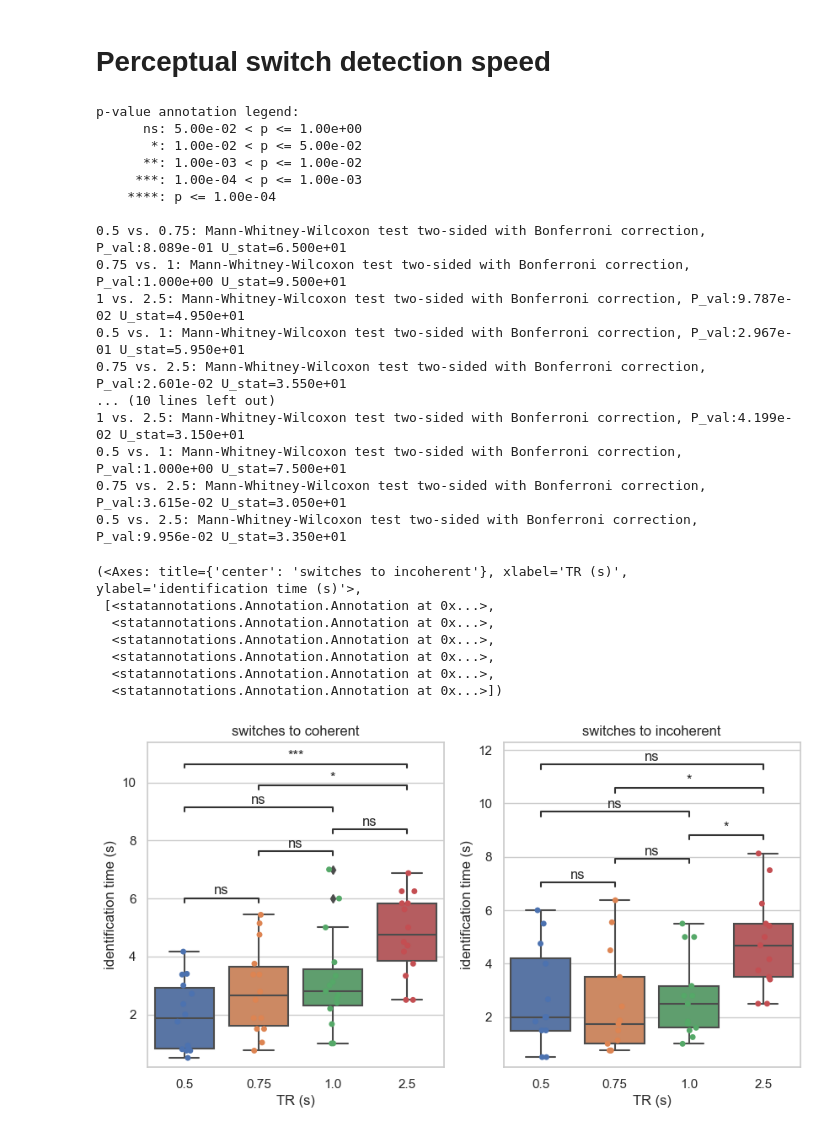
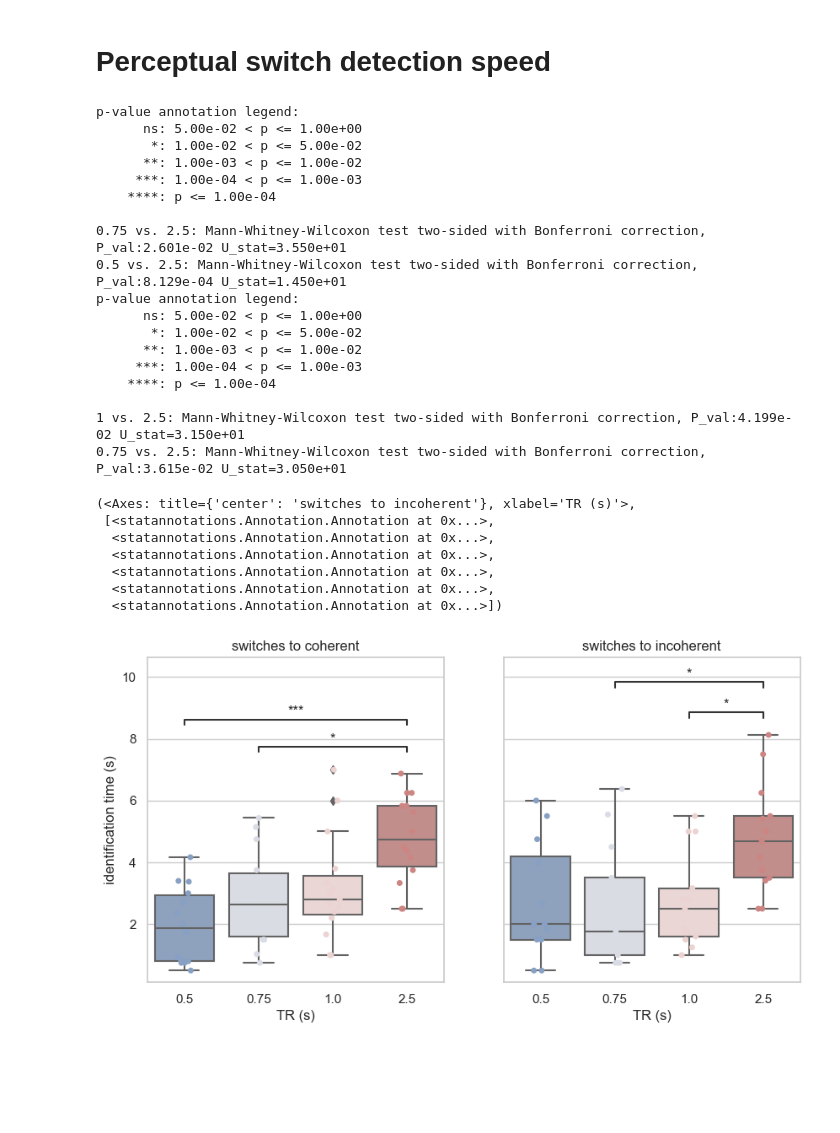
Before and after one commit to CIBIT-UC/vpmbtr, a Jupyter notebook: scripts/step-06_fc.ipynb, the cells around one changed output. Cells and saved outputs as stored; diff of their text form; code cells hidden in the pictures; blank space fills up the shorter version.

```diff
--- a/scripts/step-06_fc.ipynb
+++ b/scripts/step-06_fc.ipynb
@@ -407,56 +405,57 @@ df['feedback_mt_indexoffirstone_coherent_mean_secs'] = df['feedback_mt_indexoffi
 df['feedback_mt_indexoffirstone_incoherent_mean_secs'] = df['feedback_mt_indexoffirstone_incoherent_mean'] * df['tr']
 
 # figure - boxplot of feedback_mt_indexoffirstone_incoherent_mean_secs per TR across subjects using seaborn
-fig, ax = plt.subplots(1,2,figsize=(10,5))
+fig, ax = plt.subplots(1,2,figsize=(10,5),sharey=True)
 
 sns.set(style="whitegrid")
 
-sns.boxplot(x='tr',y='feedback_mt_indexoffirstone_coherent_mean_secs',data=df,ax=ax[0])
-sns.boxplot(x='tr',y='feedback_mt_indexoffirstone_incoherent_mean_secs',data=df,ax=ax[1])
+sns.boxplot(x='tr',y='feedback_mt_indexoffirstone_coherent_mean_secs',data=df,ax=ax[0],palette="vlag")
+sns.boxplot(x='tr',y='feedback_mt_indexoffirstone_incoherent_mean_secs',data=df,ax=ax[1],palette="vlag")
 
 # overlay jittered data points
-sns.stripplot(x='tr',y='feedback_mt_indexoffirstone_coherent_mean_secs',data=df,jitter=True,ax=ax[0])
-sns.stripplot(x='tr',y='feedback_mt_indexoffirstone_incoherent_mean_secs',data=df,jitter=True,ax=ax[1])
+sns.stripplot(x='tr',y='feedback_mt_indexoffirstone_coherent_mean_secs',data=df,jitter=True,ax=ax[0],palette="vlag")
+sns.stripplot(x='tr',y='feedback_mt_indexoffirstone_incoherent_mean_secs',data=df,jitter=True,ax=ax[1],palette="vlag")
 
 ax[0].set_ylabel('identification time (s)')
-ax[1].set_ylabel('identification time (s)')
+ax[1].set_ylabel('')
 
 ax[0].set_title('switches to coherent')
 ax[1].set_title('switches to incoherent')
 
 ax[0].set_xlabel('TR (s)')
 ax[1].set_xlabel('TR (s)')
 
 annotator = Annotator(ax[0], TR_pairs, data=df, x='tr', y='feedback_mt_indexoffirstone_coherent_mean_secs', order=TRs)
-annotator.configure(test='Mann-Whitney', text_format='star', loc='inside', verbose=1, comparisons_correction='bonferroni')
+annotator.configure(test='Mann-Whitney', text_format='star', loc='inside', verbose=1, comparisons_correction='bonferroni',hide_non_significant=True)
 annotator.apply_and_annotate()
 
 annotator = Annotator(ax[1], TR_pairs, data=df, x='tr', y='feedback_mt_indexoffirstone_incoherent_mean_secs', order=TRs)
-annotator.configure(test='Mann-Whitney', text_format='star', loc='inside', verbose=1, comparisons_correction='bonferroni')
+annotator.configure(test='Mann-Whitney', text_format='star', loc='inside', verbose=1, comparisons_correction='bonferroni',hide_non_significant=True)
 annotator.apply_and_annotate()
 # %% [output]
 p-value annotation legend:
       ns: 5.00e-02 < p <= 1.00e+00
        *: 1.00e-02 < p <= 5.00e-02
       **: 1.00e-03 < p <= 1.00e-02
      ***: 1.00e-04 < p <= 1.00e-03
     ****: p <= 1.00e-04
 
-0.5 vs. 0.75: Mann-Whitney-Wilcoxon test two-sided with Bonferroni correction, P_val:8.089e-01 U_stat=6.500e+01
-0.75 vs. 1: Mann-Whitney-Wilcoxon test two-sided with Bonferroni correction, P_val:1.000e+00 U_stat=9.500e+01
-1 vs. 2.5: Mann-Whitney-Wilcoxon test two-sided with Bonferroni correction, P_val:9.787e-02 U_stat=4.950e+01
-0.5 vs. 1: Mann-Whitney-Wilcoxon test two-sided with Bonferroni correction, P_val:2.967e-01 U_stat=5.950e+01
 0.75 vs. 2.5: Mann-Whitney-Wilcoxon test two-sided with Bonferroni correction, P_val:2.601e-02 U_stat=3.550e+01
-... (10 lines left out)
+0.5 vs. 2.5: Mann-Whitney-Wilcoxon test two-sided with Bonferroni correction, P_val:8.129e-04 U_stat=1.450e+01
+p-value annotation legend:
+      ns: 5.00e-02 < p <= 1.00e+00
+       *: 1.00e-02 < p <= 5.00e-02
+      **: 1.00e-03 < p <= 1.00e-02
+     ***: 1.00e-04 < p <= 1.00e-03
+    ****: p <= 1.00e-04
+
 1 vs. 2.5: Mann-Whitney-Wilcoxon test two-sided with Bonferroni correction, P_val:4.199e-02 U_stat=3.150e+01
-0.5 vs. 1: Mann-Whitney-Wilcoxon test two-sided with Bonferroni correction, P_val:1.000e+00 U_stat=7.500e+01
 0.75 vs. 2.5: Mann-Whitney-Wilcoxon test two-sided with Bonferroni correction, P_val:3.615e-02 U_stat=3.050e+01
-0.5 vs. 2.5: Mann-Whitney-Wilcoxon test two-sided with Bonferroni correction, P_val:9.956e-02 U_stat=3.350e+01
-(<Axes: title={'center': 'switches to incoherent'}, xlabel='TR (s)', ylabel='identification time (s)'>,
+(<Axes: title={'center': 'switches to incoherent'}, xlabel='TR (s)'>,
  [<statannotations.Annotation.Annotation at 0x...>,
   <statannotations.Annotation.Annotation at 0x...>,
   <statannotations.Annotation.Annotation at 0x...>,
   <statannotations.Annotation.Annotation at 0x...>,
   <statannotations.Annotation.Annotation at 0x...>,
   <statannotations.Annotation.Annotation at 0x...>])
-[figure, old version]
+[figure, new version]
```
Also changed, not shown: parts of 4 cells of this notebook.
